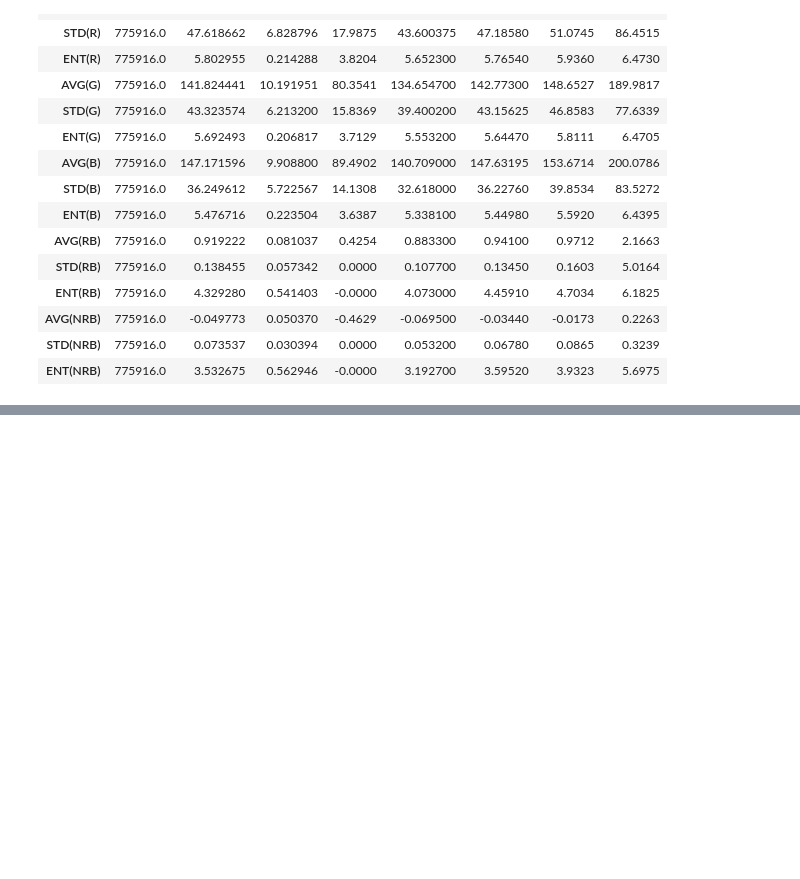
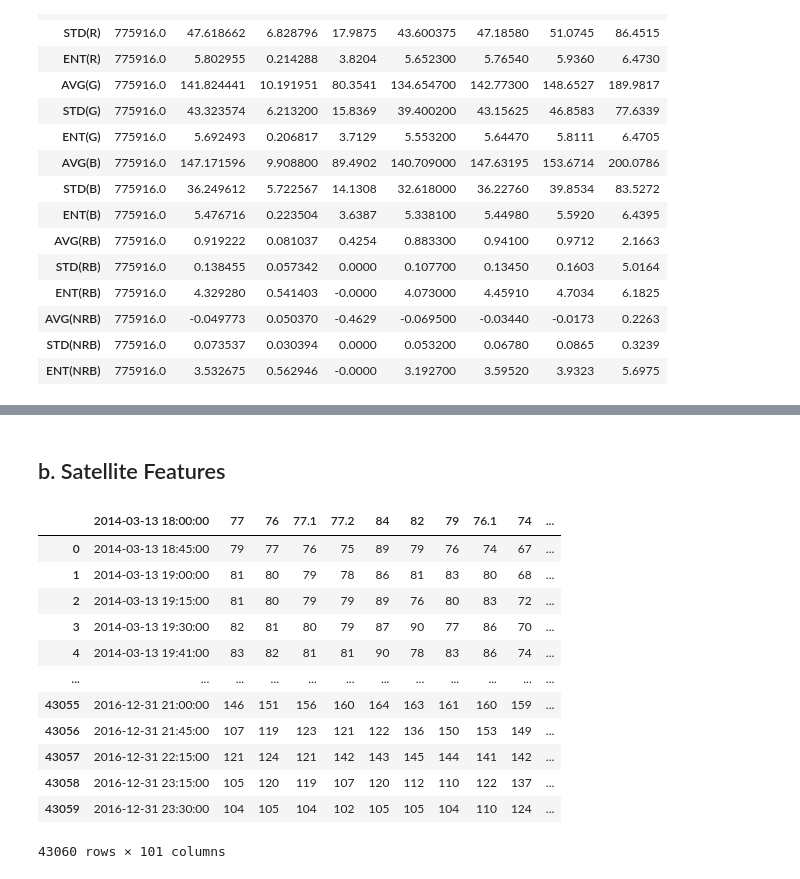
Before and after one commit to Adamouization/Solar-Irradiance-Forecasting, a Jupyter notebook: src/EDA.ipynb, the cells around one changed output, grey strips where cells are left out. Drawn from its saved outputs; the diff is of its cells as text; code cells hidden in the pictures; blank space fills up the shorter version.

```diff
--- a/src/EDA.ipynb
+++ b/src/EDA.ipynb
@@ -173,0 +163,19 @@ pd.read_csv("../data/Folsom_NAM_lat38.579454_lon-121.260320.csv")
+# %% [markdown]
+## b. Satellite Features
+# %%
+df_satellite_features = pd.read_csv("../data/Folsom_satellite.csv", infer_datetime_format=True)
+df_satellite_features
+# %% [output]
+|  | 2014-03-13 18:00:00 | 77 | 76 | 77.1 | 77.2 | 84 | 82 | 79 | 76.1 | 74 | ... |
+| 0 | 2014-03-13 18:45:00 | 79 | 77 | 76 | 75 | 89 | 79 | 76 | 74 | 67 | ... |
+| 1 | 2014-03-13 19:00:00 | 81 | 80 | 79 | 78 | 86 | 81 | 83 | 80 | 68 | ... |
+| 2 | 2014-03-13 19:15:00 | 81 | 80 | 79 | 79 | 89 | 76 | 80 | 83 | 72 | ... |
+| 3 | 2014-03-13 19:30:00 | 82 | 81 | 80 | 79 | 87 | 90 | 77 | 86 | 70 | ... |
+| 4 | 2014-03-13 19:41:00 | 83 | 82 | 81 | 81 | 90 | 78 | 83 | 86 | 74 | ... |
+| ... | ... | ... | ... | ... | ... | ... | ... | ... | ... | ... | ... |
+| 43055 | 2016-12-31 21:00:00 | 146 | 151 | 156 | 160 | 164 | 163 | 161 | 160 | 159 | ... |
+| 43056 | 2016-12-31 21:45:00 | 107 | 119 | 123 | 121 | 122 | 136 | 150 | 153 | 149 | ... |
+| 43057 | 2016-12-31 22:15:00 | 121 | 124 | 121 | 142 | 143 | 145 | 144 | 141 | 142 | ... |
+| 43058 | 2016-12-31 23:15:00 | 105 | 120 | 119 | 107 | 120 | 112 | 110 | 122 | 137 | ... |
+| 43059 | 2016-12-31 23:30:00 | 104 | 105 | 104 | 102 | 105 | 105 | 104 | 110 | 124 | ... |
+43060 rows × 101 columns
```
Also changed, not shown: parts of 13 cells of this notebook, 3 other files.
